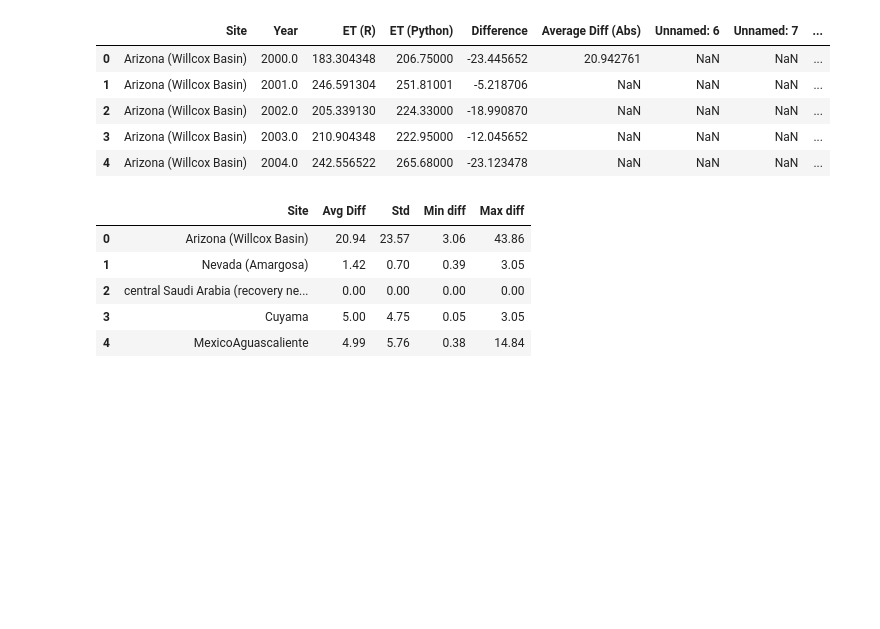
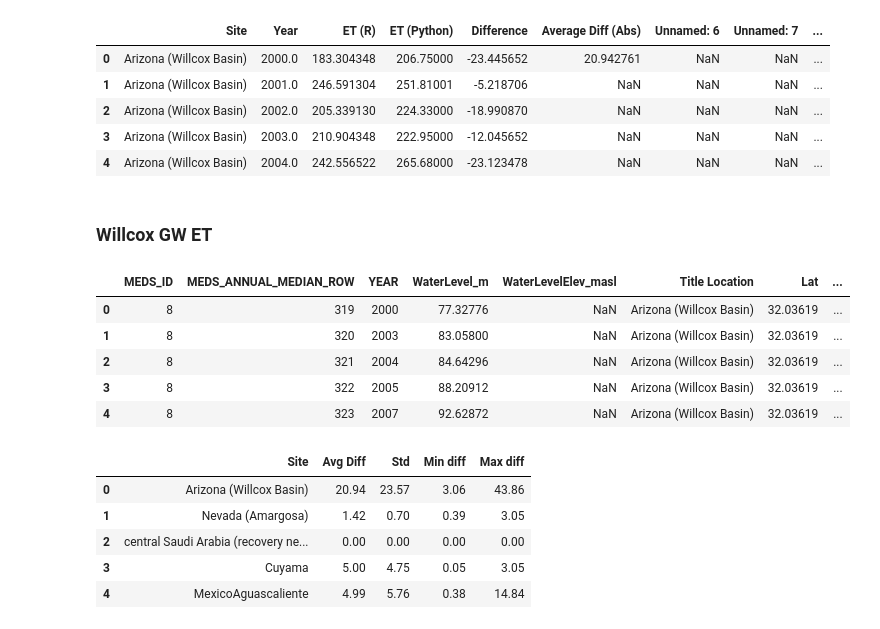
Before and after one commit to meds-AridGW/GW-depth-data-exploration, a Jupyter notebook: spearman_stats.ipynb, the cells around one changed output. Cells and saved outputs as stored; diff of their text form; code cells hidden in the pictures; blank space fills up the shorter version.

```diff
--- a/spearman_stats.ipynb
+++ b/spearman_stats.ipynb
@@ -21,6 +22,20 @@ df[df['Site'] == 'Arizona (Willcox Basin)'].head()
 | 2 | Arizona (Willcox Basin) | 2002.0 | 205.339130 | 224.33000 | -18.990870 | NaN | NaN | NaN | ... |
 | 3 | Arizona (Willcox Basin) | 2003.0 | 210.904348 | 222.95000 | -12.045652 | NaN | NaN | NaN | ... |
 | 4 | Arizona (Willcox Basin) | 2004.0 | 242.556522 | 265.68000 | -23.123478 | NaN | NaN | NaN | ... |
+# %% [markdown]
+### Willcox GW ET
+# %%
+# Reading in willcox csv
+willcox_et = pd.read_csv('data/et_gw_merged_willcox.csv')
+
+willcox_et.head()
+# %% [output]
+|  | MEDS_ID | MEDS_ANNUAL_MEDIAN_ROW | YEAR | WaterLevel_m | WaterLevelElev_masl | Title Location | Lat | ... |
+| 0 | 8 | 319 | 2000 | 77.32776 | NaN | Arizona (Willcox Basin) | 32.03619 | ... |
+| 1 | 8 | 320 | 2003 | 83.05800 | NaN | Arizona (Willcox Basin) | 32.03619 | ... |
+| 2 | 8 | 321 | 2004 | 84.64296 | NaN | Arizona (Willcox Basin) | 32.03619 | ... |
+| 3 | 8 | 322 | 2005 | 88.20912 | NaN | Arizona (Willcox Basin) | 32.03619 | ... |
+| 4 | 8 | 323 | 2007 | 92.62872 | NaN | Arizona (Willcox Basin) | 32.03619 | ... |
 # %%
 # Load Summary stats CSV
 df_avg = pd.read_csv('data/et_R_python_min_max_diff.csv')
```
Also changed, not shown: parts of 9 cells of this notebook.
